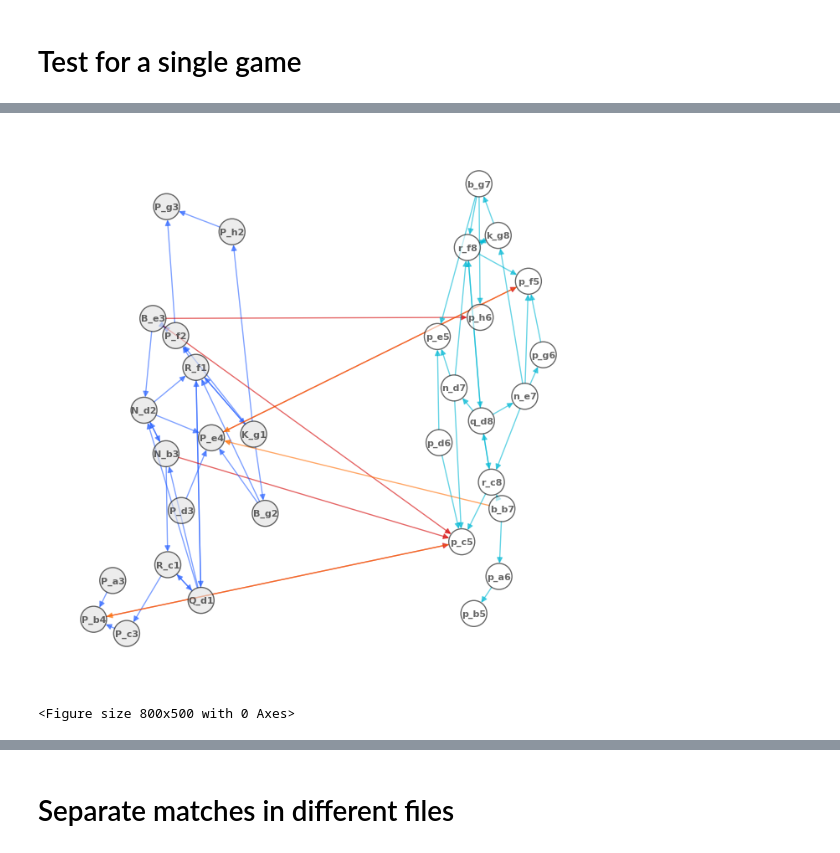
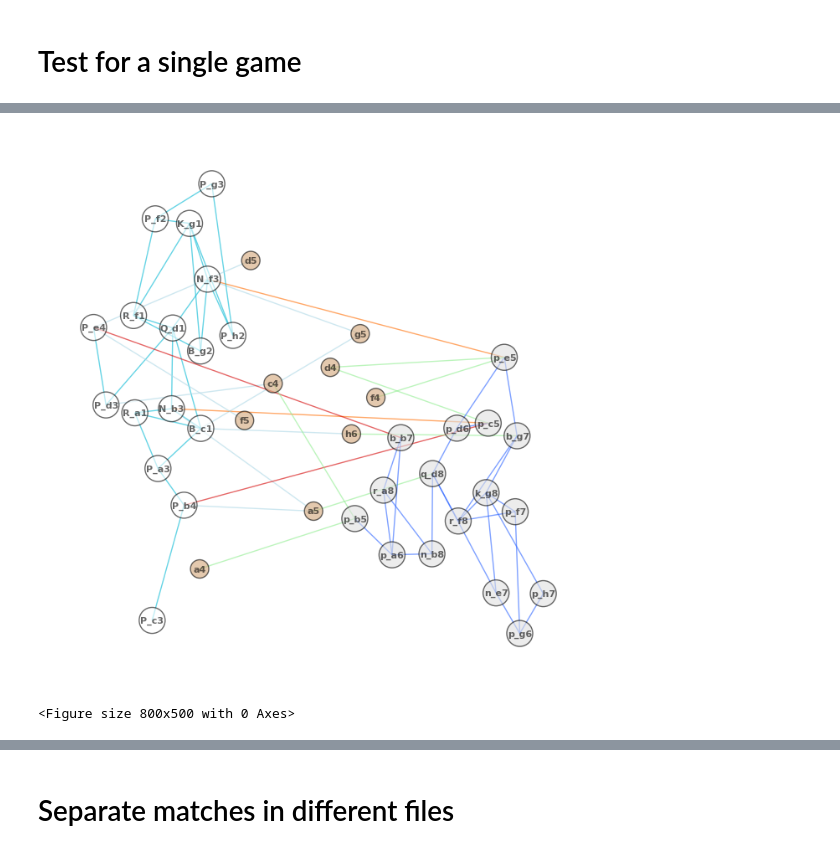
Before and after one commit to Draghellon/Tension_Chess, a Jupyter notebook: Code_Adamo_Cerioli_Tension_Chess.ipynb, the cells around one changed output, grey strips where cells are left out. Cells and saved outputs as stored; diff of their text form; code cells hidden in the pictures.

```diff
--- a/Code_Adamo_Cerioli_Tension_Chess.ipynb
+++ b/Code_Adamo_Cerioli_Tension_Chess.ipynb
@@ -158,6 +214,7 @@ import math
 
 
 valori = []
+
 
 
 for file_name in os.listdir(folder_path):
@@ -172,21 +229,14 @@ for file_name in os.listdir(folder_path):
             raw_data = f.read()
             encoding_info = chardet.detect(raw_data)
             detected_encoding = encoding_info['encoding']
-            #print(f"Detected encoding for {file_name}: {detected_encoding}")
 
         # Open and read the PGN file with the detected encoding
         with open(file_path, encoding=detected_encoding) as f:
 
-            game = chess.pgn.read_game(f)
-            break
+                game = chess.pgn.read_game(f)
+                break
 
 
-
-
-l = process_single_game_max_eigenvalue(game)
-
-
-max_tension_ply = l.index(max(l))
 
 i = 0
 
@@ -221,10 +271,10 @@ for move in game.mainline_moves():
     try:
         A = nx.adjacency_matrix(G_full).todense()
 
-        # all eigenvalues of the adjacency matrix
+        # Calcola gli autovalori della matrice di adiacenza
         eigenvalues = np.linalg.eigvals(A)
 
-        # max eigenvalue
+        # Estrai il massimo autovalore
         max_eigenvalue = np.max(np.real(eigenvalues))
 
     except:
@@ -232,7 +282,7 @@ for move in game.mainline_moves():
 
     values.append(max_eigenvalue)
 
-    if i == max_tension_ply:
+    if i == 20:
         print(values)
         svg_image = chess.svg.board(board=board, size=300)
         display(SVG(svg_image))  # Display the board
@@ -241,61 +291,70 @@ for move in game.mainline_moves():
         with open("chess_board.svg", "w") as f:
             f.write(svg_image)
 
+        #g1 = compute_P(board)
 
 
         plt.figure(figsize=(6.5, 6.5))
-        pos = nx.kamada_kawai_layout(G_full, scale=2)
+        #pos = nx.bipartite_layout(G_full, g1[0])
+        pos = nx.kamada_kawai_layout(G_full, scale=2)  # Prova con 2, 3, 5...
 
         import random
 
-        for node in pos:
-            x, y = pos[node]
-            if node[0].isupper():
-                # Move randomly to the left
-                pos[node] = (x - 2 + random.uniform(-0.7, 0.7), y + random.uniform(-0.7, 0.7))
-            else:
-                # Move randomly to the right
-                pos[node] = (x + 2 + random.uniform(-0.7, 0.7), y + random.uniform(-0.7, 0.7))
+
+
 
         posizioni = []
 
 
         for node in pos:
             x, y = pos[node]
-            if node[0].isupper():
-                # Move randomly to the left
+            color = G_full.nodes[node].get('color', 'white').lower()
+            if color == '#d2a679':
                 cond = True
                 j = 0
                 while cond:
                     j +=1
-                    pos[node] = (x - 2 + random.uniform(-0.4, 0.4), y + random.uniform(-0.4, 0.4))
+                    pos[node] = (x + random.uniform(-0.6, 0.6), y + random.uniform(-0.6, 0.6))
                     if (all(euclidean_distance(pos[node], existing) >= min_distance for existing in posizioni)) | (j > 1000):
                         cond = False
                         posizioni.append(pos[node])
+            else:
+                if node[0].isupper():
+                    cond = True
+                    j = 0
+                    while cond:
+                        j +=1
+                        pos[node] = (x - 3 + random.uniform(-0.6, 0.6), y + random.uniform(-0.6, 0.6))
+                        if (all(euclidean_distance(pos[node], existing) >= min_distance for existing in posizioni)) | (j > 1000):
+                            cond = False
+                            posizioni.append(pos[node])
 
 
-            else:
-                # Move randomly to the right
+                else:
 
-                cond = True
-                j = 0
-                while cond:
-                    j +=1
-                    pos[node] = (x + 2 + random.uniform(-0.4, 0.4), y + random.uniform(-0.4, 0.4))
-                    if (all(euclidean_distance(pos[node], existing) >= min_distance for existing in posizioni)) | (j > 1000):
-                        cond = False
-                        posizioni.append(pos[node])
+                    cond = True
+                    j = 0
+                    while cond:
+                        j +=1
+                        pos[node] = (x + 3 + random.uniform(-0.6, 0.6), y + random.uniform(-0.6, 0.6))
+                        if (all(euclidean_distance(pos[node], existing) >= min_distance for existing in posizioni)) | (j > 1000):
+                            cond = False
+                            posizioni.append(pos[node])
 
 
 
         colors = [G_full[u][v]['color'] for u, v in G_full.edges]
         node_colors = [G_full.nodes[node].get('color', 'white') for node in G_full.nodes]
+        node_sizes = [
+    250 if color.lower() == '#d2a679' else 500
+    for color in node_colors]
+
 
         nx.draw(
     G_full, pos,
     edge_color=colors,
     with_labels=True,
-    node_size=500,
+    node_size=node_sizes,
     node_color=node_colors,
     font_size=8,
     font_weight='bold',
@@ -304,14 +363,15 @@ for move in game.mainline_moves():
         )
 
 
-        plt.show()
+        plt.savefig(r"C:\Users\Pc\Desktop\PHYTON\Chess\RISULTATI_17-03\chess_network4.png", dpi=1200, bbox_inches='tight')
+
 
     i += 1
 
 
 plt.figure(figsize=(8, 5))
 fig, ax = plt.subplots()
-x = np.arange(1, len(values) + 1)  # Adjust ply numbers to start at 1
+x = np.arange(1, len(values) + 1)
 ax.plot(x, values, label='Humans', color = "blue")
 
 
@@ -322,9 +382,9 @@ ax.set_ylabel('Tension', fontsize=14)
 ax.tick_params(axis='x', labelsize=12)
 ax.tick_params(axis='y', labelsize=12)
 
+ax.axhline(y=0, color='black', linestyle='--', linewidth=0.8)
+ax.axvline(x=19, color='red', linestyle='--', linewidth=0.8)
 
-ax.axhline(y=0, color='black', linestyle='--', linewidth=0.8)
-ax.axvline(x=max_tension_ply, color='red', linestyle='--', linewidth=0.8)
 
 plt.show()
 # %% [output]
@@ -332,3 +392,3 @@ plt.show()
 [drawing not drawn]
-[figure, old version]
+[figure, new version]
 <Figure size 800x500 with 0 Axes>
```
Also changed, not shown: parts of 2 cells of this notebook.
